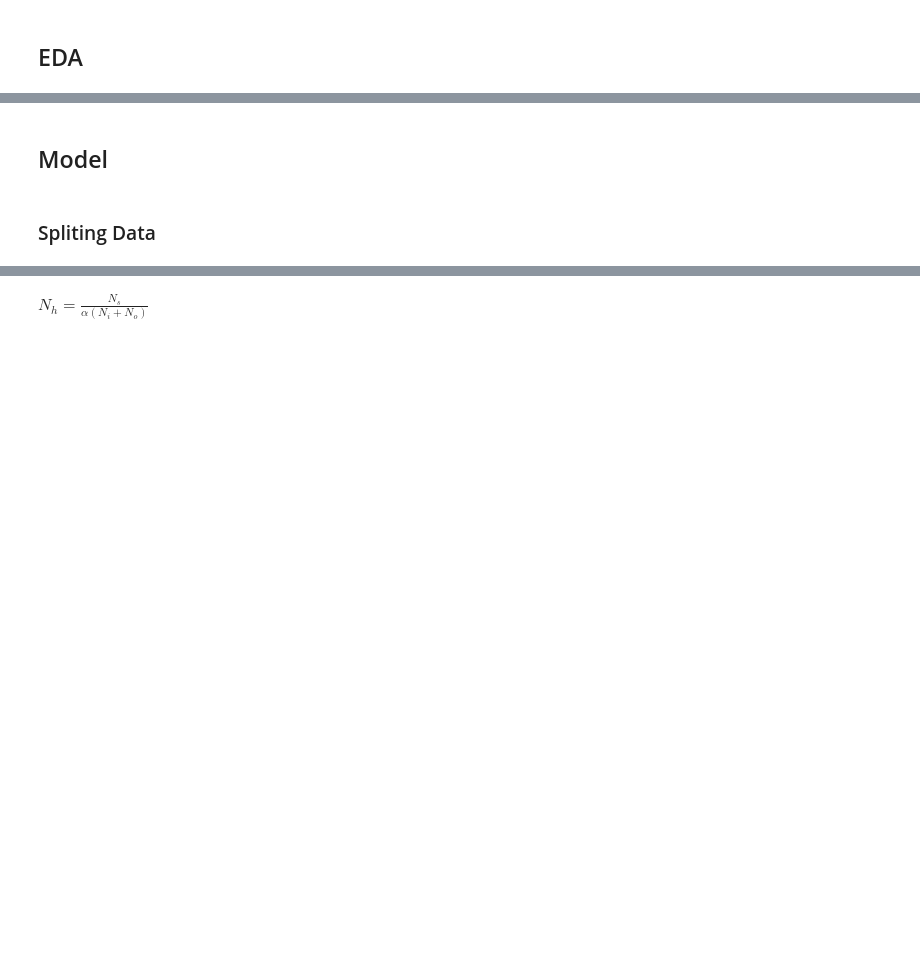
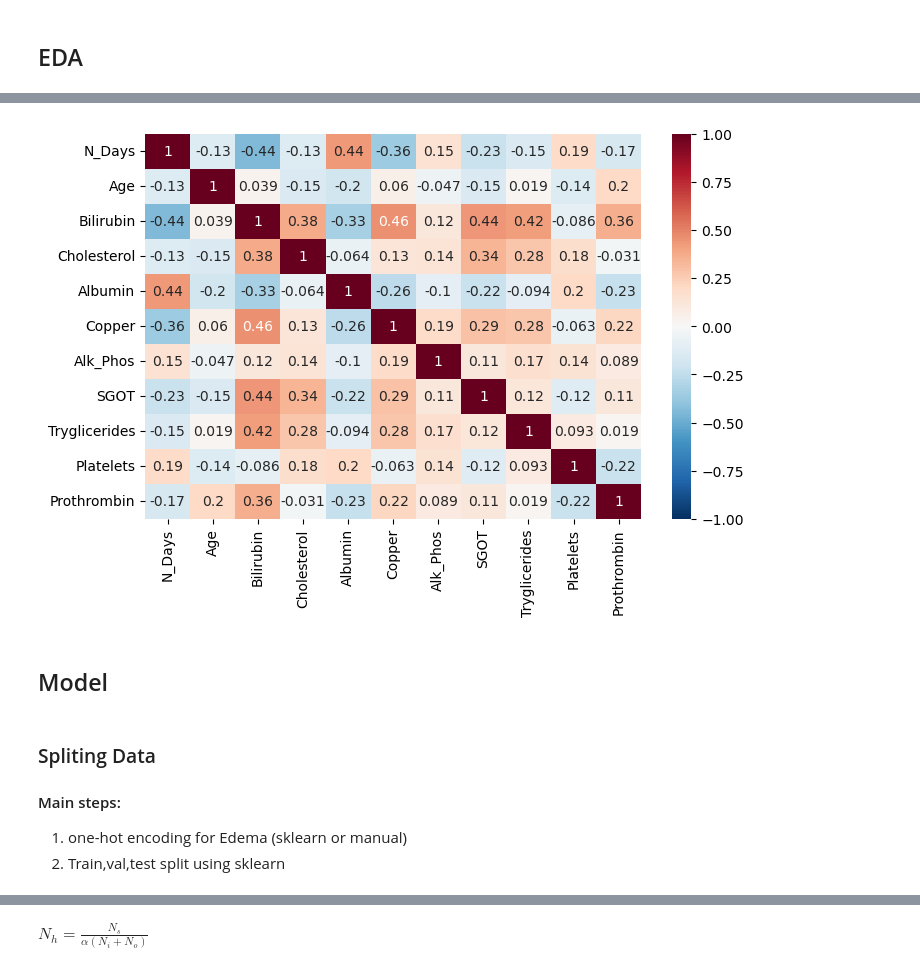
Before and after one commit to YixuanJiao04/Breast-Cancer-Classification, a Jupyter notebook: Liver-Cirhosis-Prediction.ipynb, the cells around one changed output, grey strips where cells are left out. Cells and saved outputs as stored; diff of their text form; code cells hidden in the pictures; blank space fills up the shorter version.

```diff
--- a/Liver-Cirhosis-Prediction.ipynb
+++ b/Liver-Cirhosis-Prediction.ipynb
@@ -39,0 +85,3 @@ Index(['ID', 'N_Days', 'Status', 'Drug', 'Age', 'Sex', 'Ascites',
+# %%
+continous_df = cir_df.loc[:, ~cir_df.columns.isin(['Status', 'Stage', 'Edema','Drug','Sex','Ascites','Hepatomegaly','Spiders'])]
+histogram = continous_df.hist(figsize=(13, 10), bins = 15 ,grid = False, edgecolor='black', linewidth = 0.4)
@@ -39,0 +95,5 @@ Index(['ID', 'N_Days', 'Status', 'Drug', 'Age', 'Sex', 'Ascites',
+# %%
+plt.figure(figsize=(8, 5))
+heatmap = sns.heatmap(continous_df.corr(), cmap = 'RdBu_r', vmin=-1, vmax=1, annot=True)
+# %% [output]
+[figure, added]
@@ -41,3 +103,6 @@ Index(['ID', 'N_Days', 'Status', 'Drug', 'Age', 'Sex', 'Ascites',
 ## Model
 # %% [markdown]
 ### Spliting Data
+#### Main steps:
+1. one-hot encoding for Edema (sklearn or manual)
+2. Train,val,test split using sklearn
```
Also changed, not shown: parts of 27 cells of this notebook.
